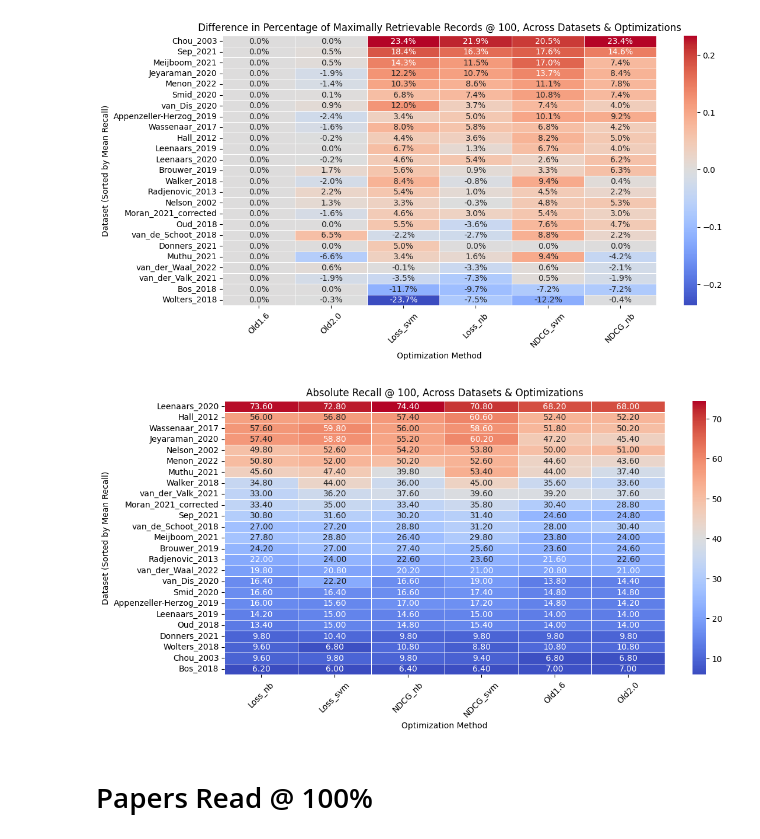
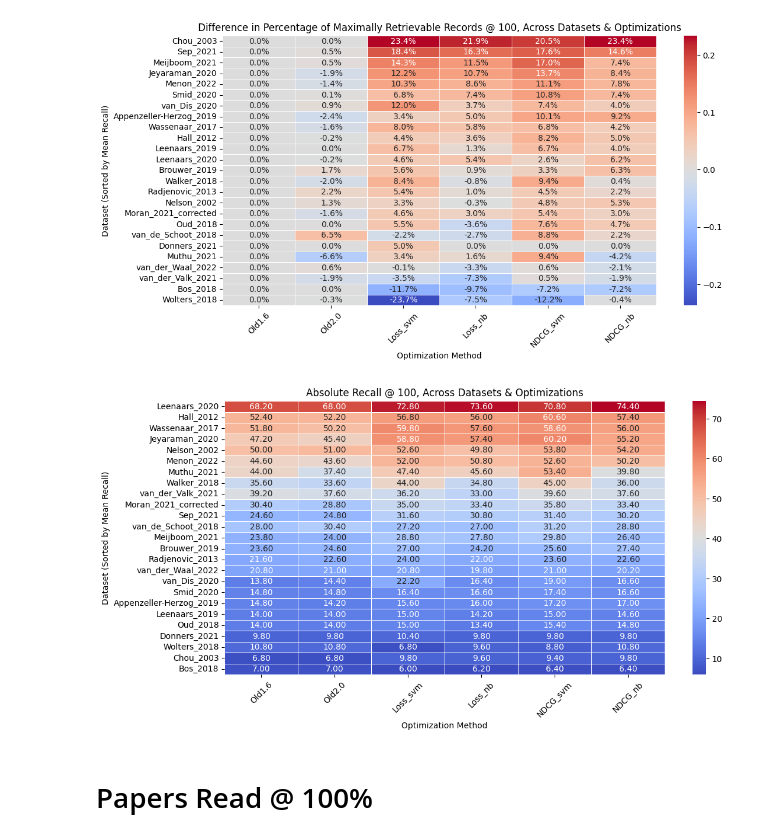
Before and after one commit to asreview/asreview-optuna, a Jupyter notebook: asreview2-optuna/comparison/comparison_visualizations.ipynb, the cells around one changed output. Saved outputs shown, nothing was run; the diff lists cells and outputs as text; code cells hidden in the pictures.

```diff
--- a/asreview2-optuna/comparison/comparison_visualizations.ipynb
+++ b/asreview2-optuna/comparison/comparison_visualizations.ipynb
@@ -134,34 +134,38 @@ plt.show()
 df_step_99 = df_all_melted[df_all_melted["step"] == 99]
 
 # Aggregate by mean in case of duplicates
 df_step_99 = (
     df_step_99.groupby(["dataset_name", "Optimization"])["recall"].mean().reset_index()
 )
 
 # Compute mean recall per dataset for sorting
 dataset_mean = (
     df_step_99.groupby("dataset_name")["recall"].mean().sort_values(ascending=False)
 )
 
 # Pivot table for heatmap
 heatmap_data = df_step_99.pivot(
     index="dataset_name", columns="Optimization", values="recall"
 )
 
 # Reorder dataset index based on mean recall
 heatmap_data = heatmap_data.loc[dataset_mean.index]
 
+heatmap_data = heatmap_data[
+    ["Old1.6", "Old2.0", "Loss_svm", "Loss_nb", "NDCG_svm", "NDCG_nb"]
+]
+
 # Plot the heatmap
 plt.figure(figsize=(12, 6))
 sns.heatmap(heatmap_data, annot=True, fmt=".2f", cmap="coolwarm", linewidths=0.5)
 plt.title("Absolute Recall @ 100, Across Datasets & Optimizations")
 plt.xlabel("Optimization Method")
 plt.ylabel("Dataset (Sorted by Mean Recall)")
 plt.xticks(rotation=45)
 plt.yticks(rotation=0)
 plt.show()
 # %% [output]
-[figure, old version]
+[figure, new version]
 # %% [markdown]
 # Papers Read @ 100%
 # %%
```
Also changed, not shown: parts of 2 cells of this notebook.
